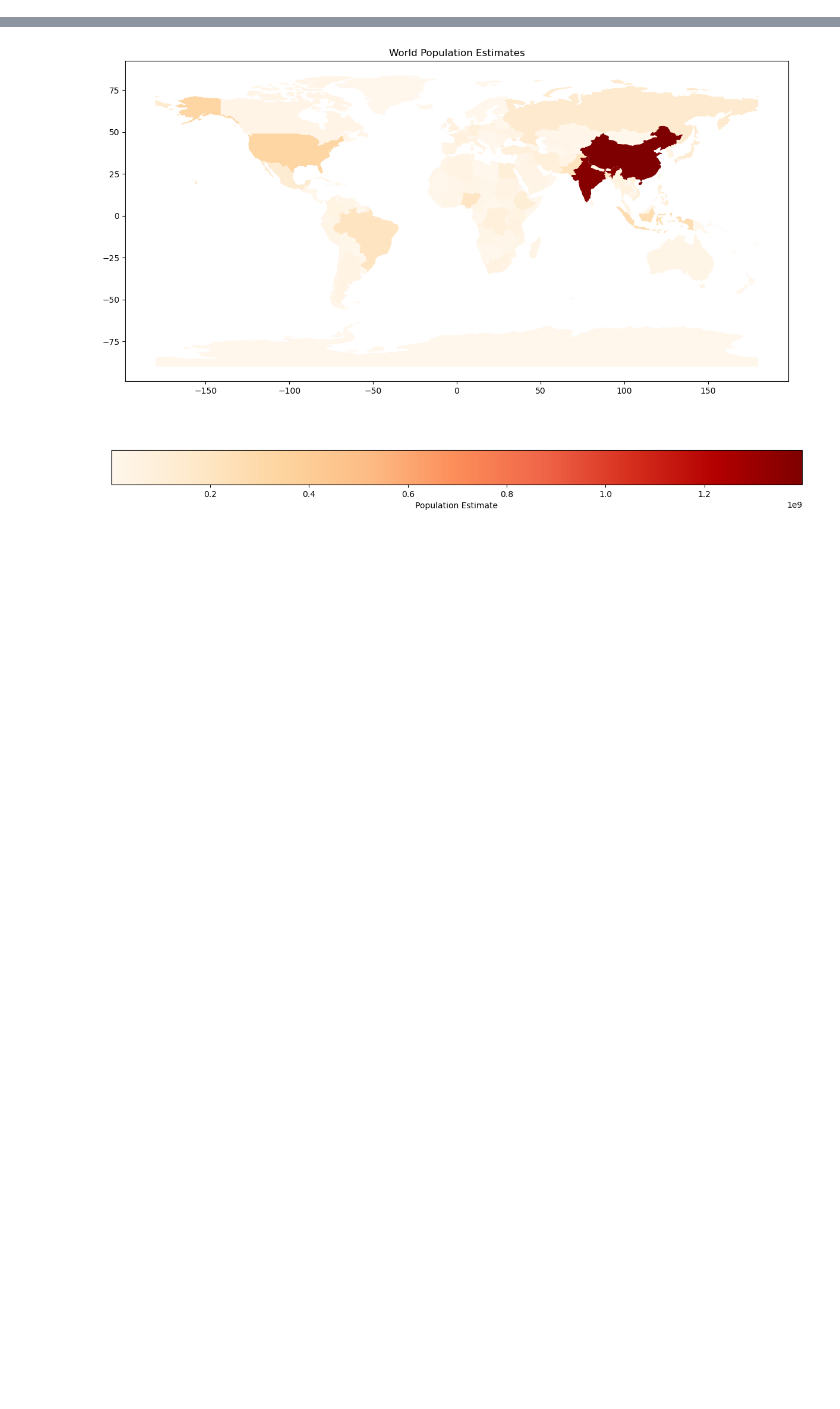
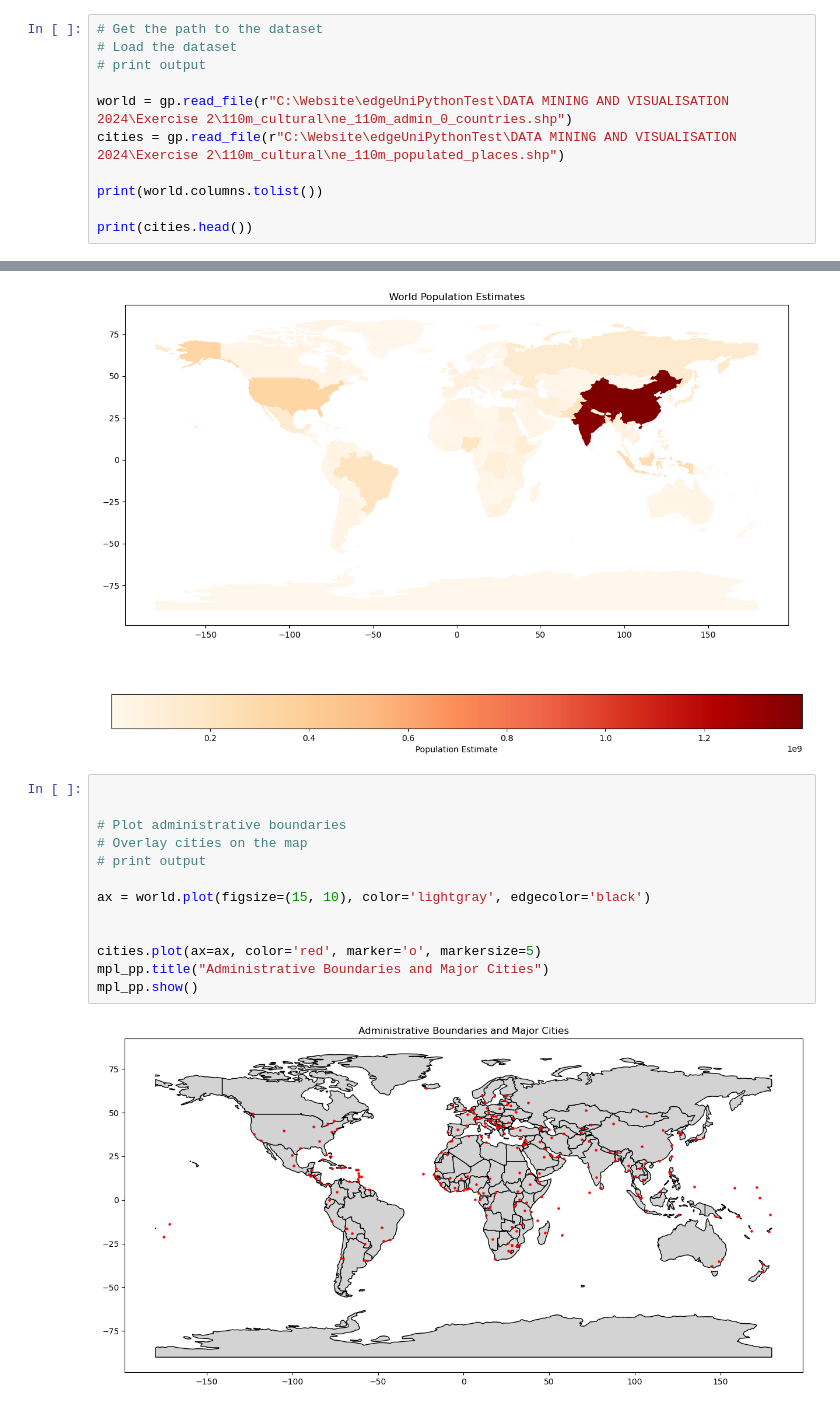
Before and after one commit to coxxy666/DATA-MINING-AND-VISUALISATION-of--choropleth-map, a Jupyter notebook: Task 1.ipynb, the cells around one changed output, grey strips where cells are left out. Saved outputs shown, nothing was run; the diff lists cells and outputs as text; blank space fills up the shorter version.

```diff
--- a/Task 1.ipynb
+++ b/Task 1.ipynb
@@ -46,0 +9,11 @@ Index(['Country Name', 'Country Code', 'Indicator Name', 'Indicator Code',
+# %%
+# Get the path to the dataset
+# Load the dataset
+# print output
+
+world = gp.read_file(r"C:\Website\edgeUniPythonTest\DATA MINING AND VISUALISATION 2024\Exercise 2\110m_cultural\ne_110m_admin_0_countries.shp")
+cities = gp.read_file(r"C:\Website\edgeUniPythonTest\DATA MINING AND VISUALISATION 2024\Exercise 2\110m_cultural\ne_110m_populated_places.shp")
+
+print(world.columns.tolist())
+
+print(cities.head())
@@ -54,3 +45,18 @@ mpl_pp.title("World Population Estimates")
 mpl_pp.show()
 # %% [output]
 [figure]
+# %%
+
+
+# Plot administrative boundaries
+# Overlay cities on the map
+# print output
+
+ax = world.plot(figsize=(15, 10), color='lightgray', edgecolor='black')
+
+
+cities.plot(ax=ax, color='red', marker='o', markersize=5)
+mpl_pp.title("Administrative Boundaries and Major Cities")
+mpl_pp.show()
+# %% [output]
+[figure, added]
```
Also changed, not shown: parts of 2 cells of this notebook, 1 other file.
